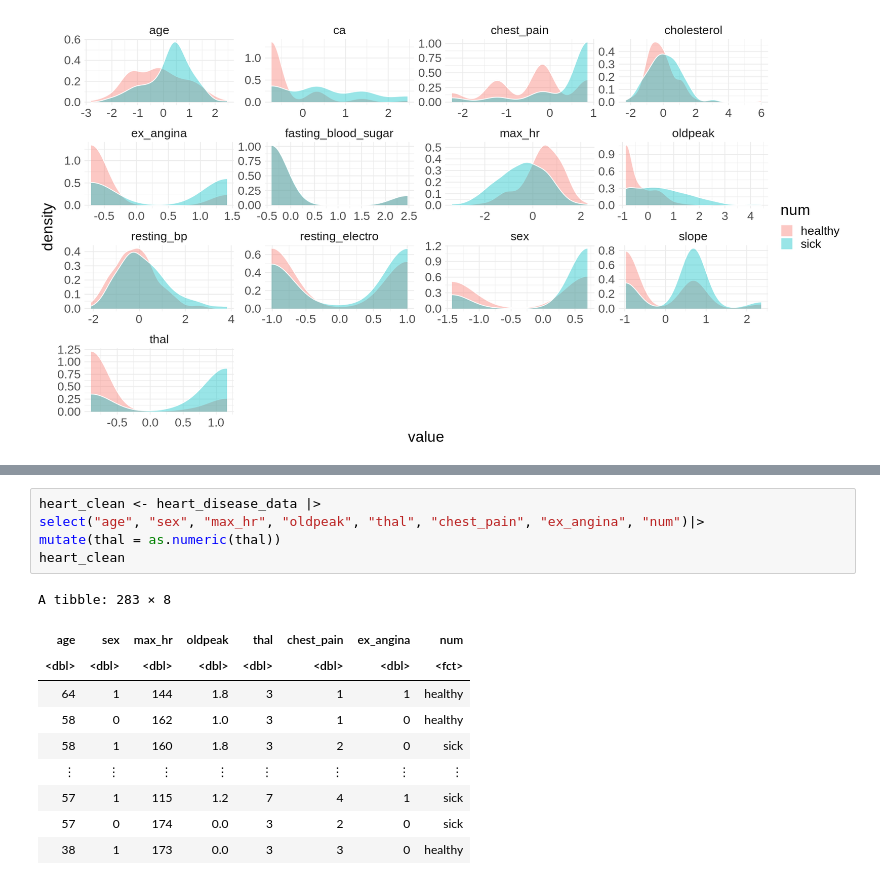
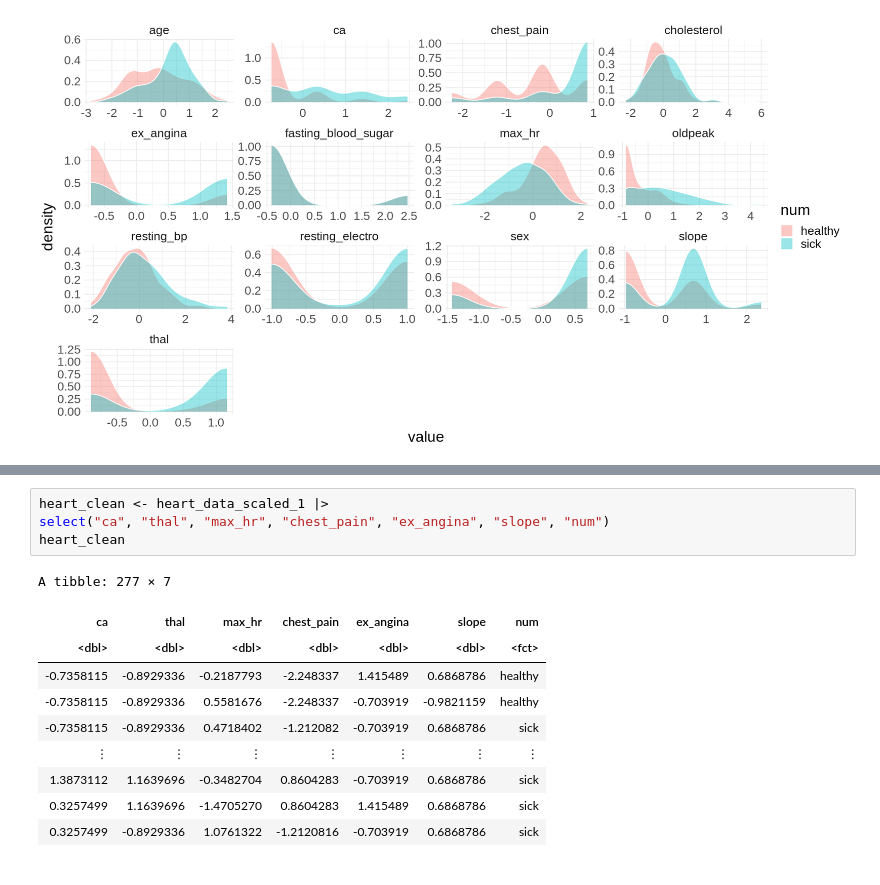
Before and after one commit to zohairomar1/HeartDiseasePredictionModel, a Jupyter notebook: group_project_report19.ipynb, the cells around one changed output, grey strips where cells are left out. Drawn from its saved outputs; the diff is of its cells as text.

```diff
--- a/group_project_report19.ipynb
+++ b/group_project_report19.ipynb
@@ -273,16 +126,15 @@ old_chol
 # %%
-heart_clean <- heart_disease_data |>
-select("age", "sex", "max_hr", "oldpeak", "thal", "chest_pain", "ex_angina", "num")|>
-mutate(thal = as.numeric(thal))
+heart_clean <- heart_data_scaled_1 |>
+select("ca", "thal", "max_hr", "chest_pain", "ex_angina", "slope", "num")
 heart_clean
 # %% [output]
-A tibble: 283 × 8
+A tibble: 277 × 7
-| age | sex | max_hr | oldpeak | thal | chest_pain | ex_angina | num |
-| <dbl> | <dbl> | <dbl> | <dbl> | <dbl> | <dbl> | <dbl> | <fct> |
-| 64 | 1 | 144 | 1.8 | 3 | 1 | 1 | healthy |
-| 58 | 0 | 162 | 1.0 | 3 | 1 | 0 | healthy |
-| 58 | 1 | 160 | 1.8 | 3 | 2 | 0 | sick |
-| ⋮ | ⋮ | ⋮ | ⋮ | ⋮ | ⋮ | ⋮ | ⋮ |
-| 57 | 1 | 115 | 1.2 | 7 | 4 | 1 | sick |
-| 57 | 0 | 174 | 0.0 | 3 | 2 | 0 | sick |
-| 38 | 1 | 173 | 0.0 | 3 | 3 | 0 | healthy |
+| ca | thal | max_hr | chest_pain | ex_angina | slope | num |
+| <dbl> | <dbl> | <dbl> | <dbl> | <dbl> | <dbl> | <fct> |
+| -0.7358115 | -0.8929336 | -0.2187793 | -2.248337 | 1.415489 | 0.6868786 | healthy |
+| -0.7358115 | -0.8929336 | 0.5581676 | -2.248337 | -0.703919 | -0.9821159 | healthy |
+| -0.7358115 | -0.8929336 | 0.4718402 | -1.212082 | -0.703919 | 0.6868786 | sick |
+| ⋮ | ⋮ | ⋮ | ⋮ | ⋮ | ⋮ | ⋮ |
+| 1.3873112 | 1.1639696 | -0.3482704 | 0.8604283 | -0.703919 | 0.6868786 | sick |
+| 0.3257499 | 1.1639696 | -1.4705270 | 0.8604283 | 1.415489 | 0.6868786 | sick |
+| 0.3257499 | -0.8929336 | 1.0761322 | -1.2120816 | -0.703919 | 0.6868786 | sick |
```
Also changed, not shown: parts of 20 cells of this notebook.
